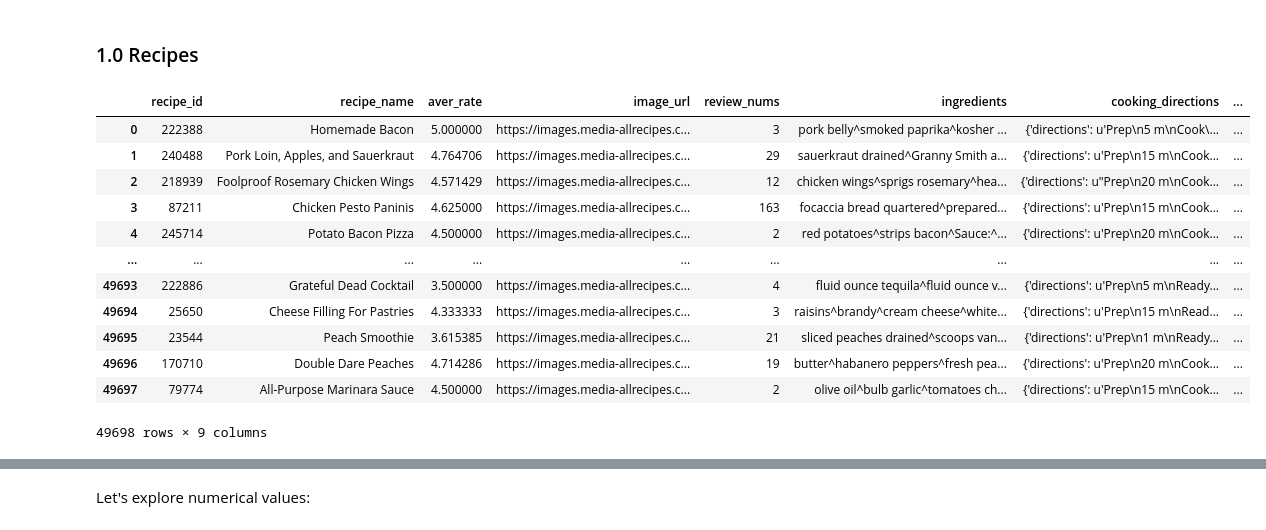
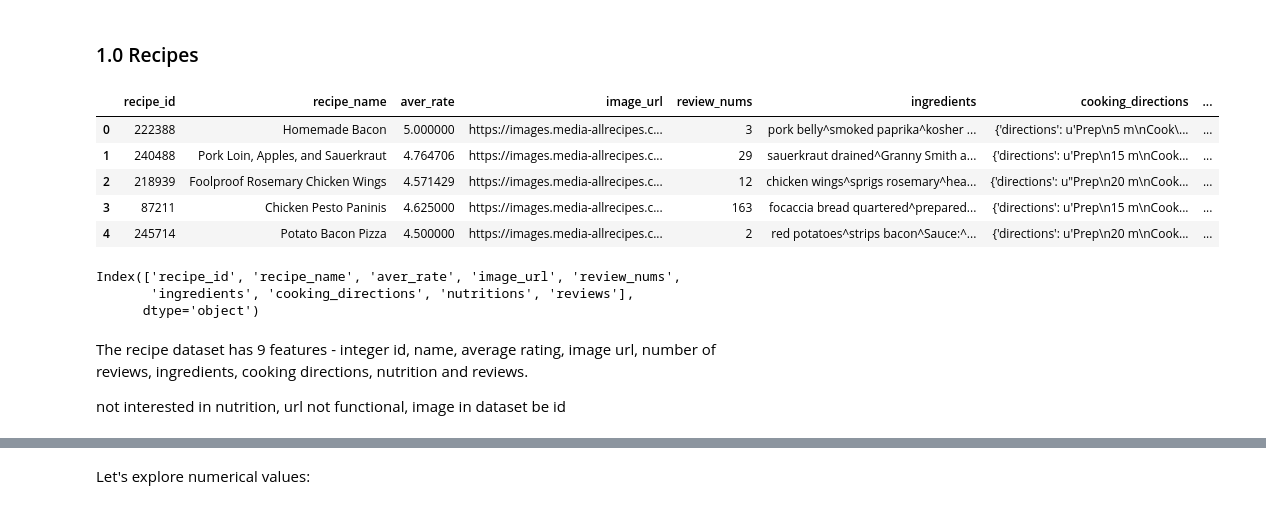
Before and after one commit to dtuleva/Recipe_Recommendation_System, a Jupyter notebook: RRS_EDA.ipynb, the cells around one changed output, grey strips where cells are left out. Cells and saved outputs as stored; diff of their text form; code cells hidden in the pictures.

```diff
--- a/RRS_EDA.ipynb
+++ b/RRS_EDA.ipynb
@@ -20,20 +21,22 @@ https://www.kaggle.com/datasets/elisaxxygao/foodrecsysv1
 # %% [markdown]
 ### 1.0 Recipes
 # %%
-recipes = pd.read_csv("data/foodRecSys-V1_kaggle/raw-data_recipe.csv")
-# recipes = pd.read_csv("data/foodRecSys-V1_kaggle/raw-data_recipe.csv", nrows = 10)
+recipes = pd.read_csv("data/foodRecSys-V1_kaggle/raw-data_recipe.csv", nrows = 5)
 recipes
 # %% [output]
 |  | recipe_id | recipe_name | aver_rate | image_url | review_nums | ingredients | cooking_directions | ... |
 | 0 | 222388 | Homemade Bacon | 5.000000 | https://images.media-allrecipes.c... | 3 | pork belly^smoked paprika^kosher ... | {'directions': u'Prep\n5 m\nCook\... | ... |
 | 1 | 240488 | Pork Loin, Apples, and Sauerkraut | 4.764706 | https://images.media-allrecipes.c... | 29 | sauerkraut drained^Granny Smith a... | {'directions': u'Prep\n15 m\nCook... | ... |
 | 2 | 218939 | Foolproof Rosemary Chicken Wings | 4.571429 | https://images.media-allrecipes.c... | 12 | chicken wings^sprigs rosemary^hea... | {'directions': u"Prep\n20 m\nCook... | ... |
 | 3 | 87211 | Chicken Pesto Paninis | 4.625000 | https://images.media-allrecipes.c... | 163 | focaccia bread quartered^prepared... | {'directions': u'Prep\n15 m\nCook... | ... |
 | 4 | 245714 | Potato Bacon Pizza | 4.500000 | https://images.media-allrecipes.c... | 2 | red potatoes^strips bacon^Sauce:^... | {'directions': u'Prep\n20 m\nCook... | ... |
-| ... | ... | ... | ... | ... | ... | ... | ... | ... |
-| 49693 | 222886 | Grateful Dead Cocktail | 3.500000 | https://images.media-allrecipes.c... | 4 | fluid ounce tequila^fluid ounce v... | {'directions': u'Prep\n5 m\nReady... | ... |
-| 49694 | 25650 | Cheese Filling For Pastries | 4.333333 | https://images.media-allrecipes.c... | 3 | raisins^brandy^cream cheese^white... | {'directions': u'Prep\n15 m\nRead... | ... |
-| 49695 | 23544 | Peach Smoothie | 3.615385 | https://images.media-allrecipes.c... | 21 | sliced peaches drained^scoops van... | {'directions': u'Prep\n1 m\nReady... | ... |
-| 49696 | 170710 | Double Dare Peaches | 4.714286 | https://images.media-allrecipes.c... | 19 | butter^habanero peppers^fresh pea... | {'directions': u'Prep\n20 m\nCook... | ... |
-| 49697 | 79774 | All-Purpose Marinara Sauce | 4.500000 | https://images.media-allrecipes.c... | 2 | olive oil^bulb garlic^tomatoes ch... | {'directions': u'Prep\n15 m\nCook... | ... |
-49698 rows × 9 columns
+# %%
+recipes.columns
+# %% [output]
+Index(['recipe_id', 'recipe_name', 'aver_rate', 'image_url', 'review_nums',
+       'ingredients', 'cooking_directions', 'nutritions', 'reviews'],
+      dtype='object')
+# %% [markdown]
+The recipe dataset has 9 features - integer id, name, average rating, image url, number of reviews, ingredients, cooking directions, nutrition and reviews.
+
+not interested in nutrition, url not functional, image in dataset be id
```
Also changed, not shown: parts of 70 cells of this notebook, 17 other files.
